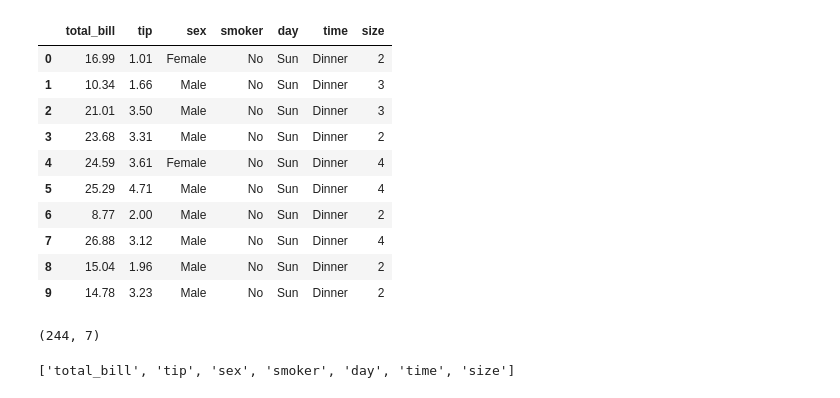
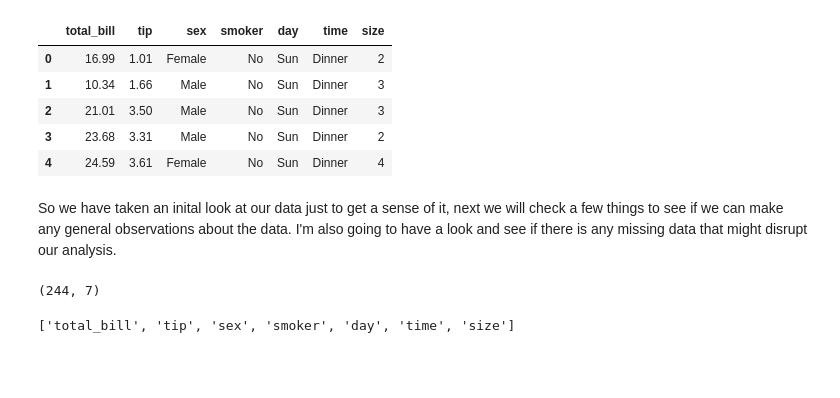
Before and after one commit to zoecahill1/fundamentals-project, a Jupyter notebook: tips-dataset.ipynb, the cells around one changed output. Saved outputs shown, nothing was run; the diff lists cells and outputs as text; code cells hidden in the pictures; blank space fills up the shorter version.

```diff
--- a/tips-dataset.ipynb
+++ b/tips-dataset.ipynb
@@ -3,26 +17,26 @@
 # %%
 import seaborn as sns
 import pandas as pd
+import matplotlib.pyplot as plt
+import numpy as np
 
+# loading the tips dataset from seaborn
 tips = sns.load_dataset("tips")
-# get a look at data
-tips.head(10)
+
+# get an inital look at the first pieces of data
+tips.head()
 # %% [output]
 |  | total_bill | tip | sex | smoker | day | time | size |
 | 0 | 16.99 | 1.01 | Female | No | Sun | Dinner | 2 |
 | 1 | 10.34 | 1.66 | Male | No | Sun | Dinner | 3 |
 | 2 | 21.01 | 3.50 | Male | No | Sun | Dinner | 3 |
 | 3 | 23.68 | 3.31 | Male | No | Sun | Dinner | 2 |
 | 4 | 24.59 | 3.61 | Female | No | Sun | Dinner | 4 |
-| 5 | 25.29 | 4.71 | Male | No | Sun | Dinner | 4 |
-| 6 | 8.77 | 2.00 | Male | No | Sun | Dinner | 2 |
-| 7 | 26.88 | 3.12 | Male | No | Sun | Dinner | 4 |
-| 8 | 15.04 | 1.96 | Male | No | Sun | Dinner | 2 |
-| 9 | 14.78 | 3.23 | Male | No | Sun | Dinner | 2 |
-# %%
-tips.shape
-# 244 rows and 7 columns
-# %% [output]
-(244, 7)
+# %% [markdown]
+So we have taken an inital look at our data just to get a sense of it, next we will check a few things to see if we can make any general observations about the data. I'm also going to have a look and see if there is any missing data that might disrupt our analysis.
+# %%
+tips.shape
+# %% [output]
+(244, 7)
 # %%
 list(tips)
```
Also changed, not shown: parts of 32 cells of this notebook.
